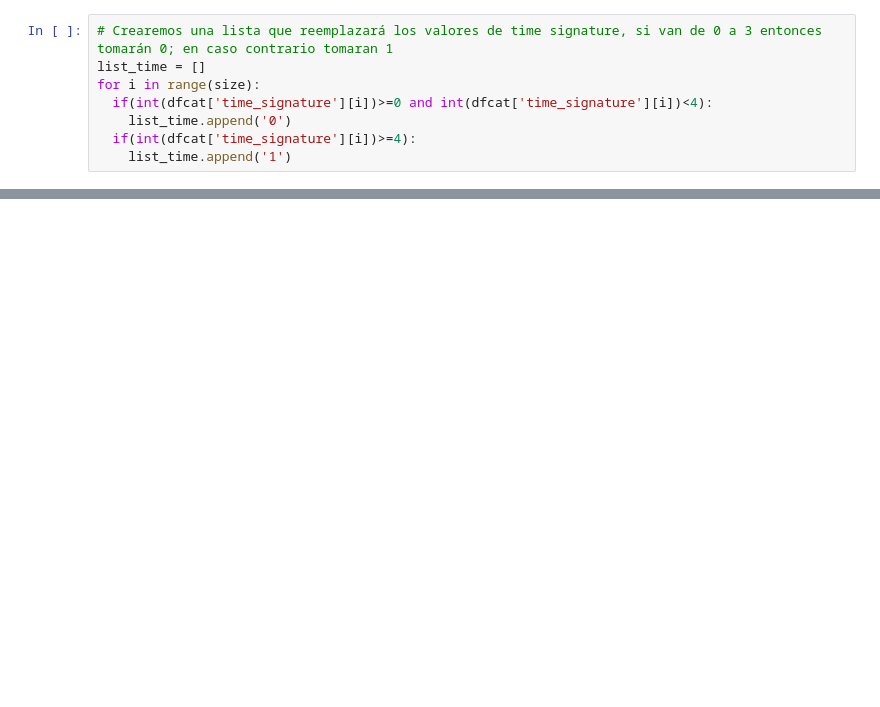
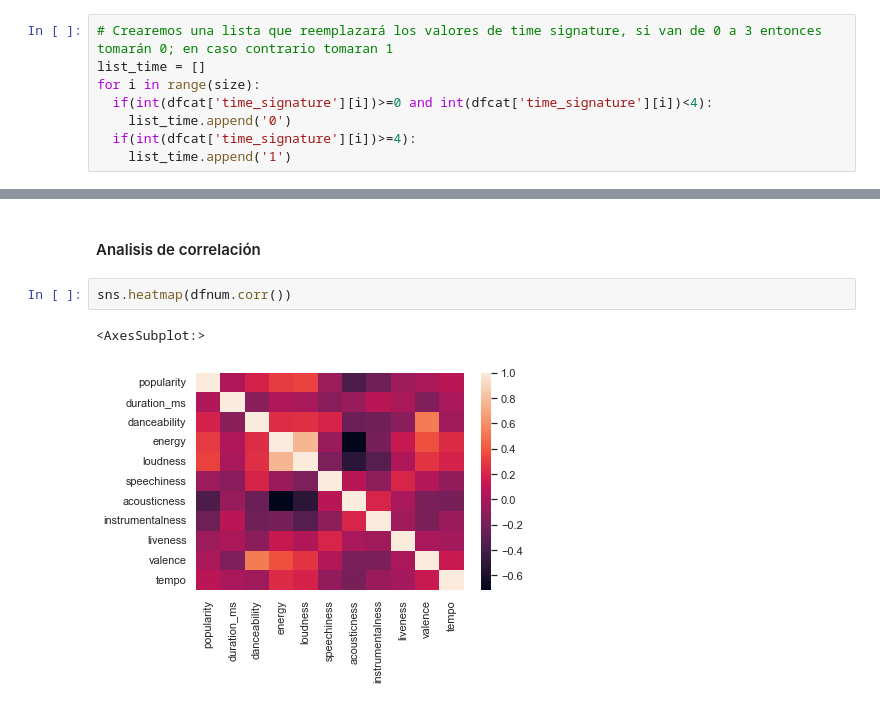
Before and after one commit to lucio-cornejo/proyecto-analisis-de-datos-1INF03, a Jupyter notebook: codes/limpieza_de_datos.ipynb, the cells around one changed output, grey strips where cells are left out. Drawn from its saved outputs; the diff is of its cells as text; blank space fills up the shorter version.

```diff
--- a/codes/limpieza_de_datos.ipynb
+++ b/codes/limpieza_de_datos.ipynb
@@ -907,3 +884,10 @@ dfcat.head()
 | 2 | 07A5yehtSnoedViJAZkNnc | 0 | ['Ignacio Corsini'] | ['5LiOoJbxVSAMkBS2fUm3X2'] | 1 | 1 | 30 | 5 | 1922 | ... |
 | 3 | 08FmqUhxtyLTn6pAh6bk45 | 0 | ['Ignacio Corsini'] | ['5LiOoJbxVSAMkBS2fUm3X2'] | 7 | 1 | 26 | 4 | 1922 | ... |
 | 4 | 08y9GfoqCWfOGsKdwojr5e | 0 | ['Dick Haymes'] | ['3BiJGZsyX9sJchTqcSA7Su'] | 3 | 0 | 16 | 4 | 1922 | ... |
+# %% [markdown]
+#### Analisis de correlación
+# %%
+sns.heatmap(dfnum.corr())
+# %% [output]
+<AxesSubplot:>
+[figure, added]
```
Also changed, not shown: parts of 7 cells of this notebook.
